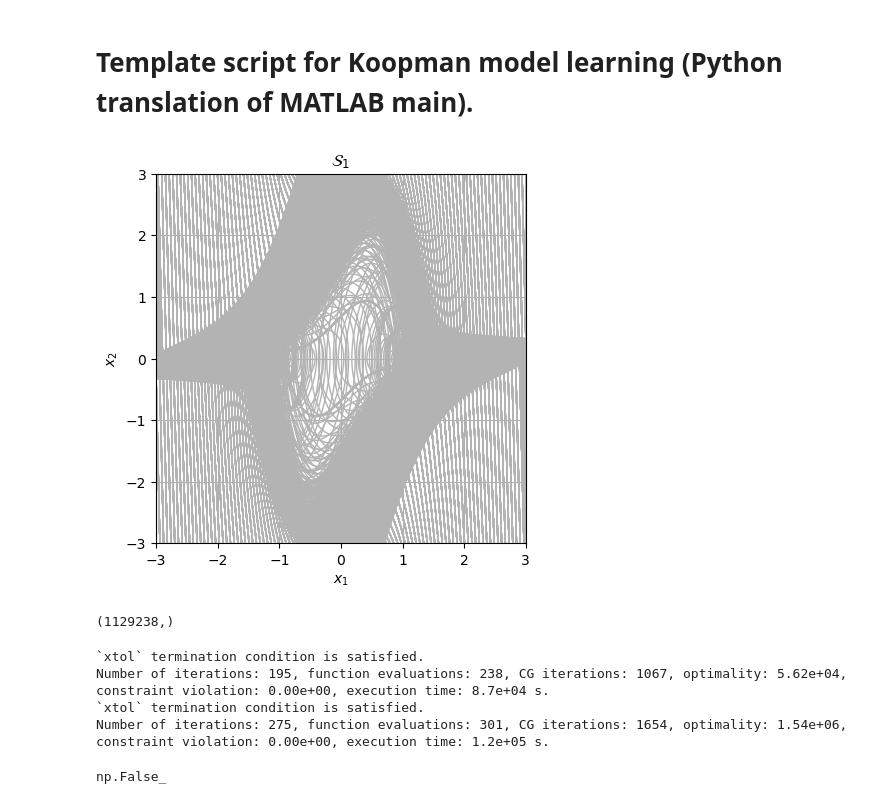
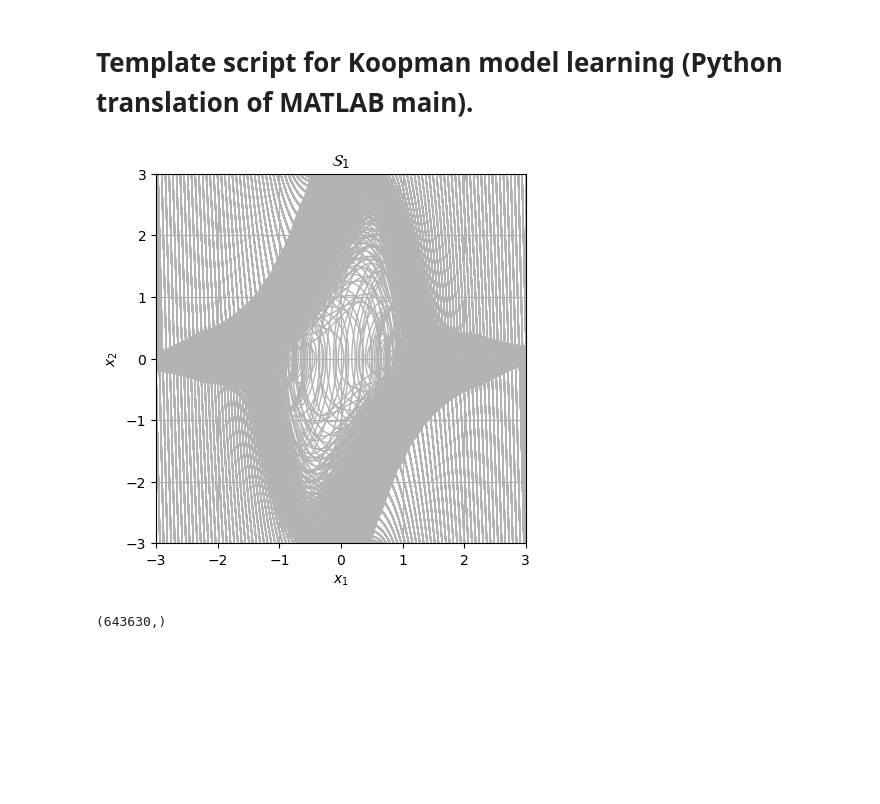
Before and after one commit to zanubiadp/LPV-Koopman-modeling-and-control, a Jupyter notebook: main.ipynb, the cells around one changed output. Cells and saved outputs as stored; diff of their text form; code cells hidden in the pictures; blank space fills up the shorter version.

```diff
--- a/main.ipynb
+++ b/main.ipynb
@@ -134,11 +134,11 @@ SAVE_ON = True  # set False to skip saving the learned model
 n_states = 2  # number of physical states used for modeling (x1,x2)
 n_total_states = 3  # total simulated state dimension (augmented with the input-as-state x3)
 dt = 0.01
-Tend = 5.0
+Tend = 2.0
 time_span = np.arange(0.0, Tend, dt)
 trajLen = len(time_span)
 Ms = trajLen - 1
-nEig = np.array([10, 10], dtype=int)
+nEig = np.array([20, 20], dtype=int)
 n_cc = np.floor(nEig / 2).astype(int)
 h = 0.1
 
@@ -201,41 +201,41 @@ for zz in range(n_inputs):
             and min_x1 <= x_traj[0, ii] <= max_x1
             and min_x2 <= x_traj[1, ii] <= max_x2
         ):
-            x_traj[:, ii + 1] = rk4_step_numba(mu, a, b, x_traj[:, ii], inputs[zz], dt)
+            x_traj[:, ii + 1] = rk4_step_numba(x_traj[:, ii], inputs[zz], dt)
             ii += 1
 
         x_traj_trim = x_traj[:, : ii + 1].copy()
         if PLOT_TRAJ:
             ax.plot(x_traj_trim[0, :], x_traj_trim[1, :], color=(0.7, 0.7, 0.7), linewidth=1)
 
         traj_with_u = np.vstack((x_traj_trim[0:2, :], inputs[zz] * np.ones((1, x_traj_trim.shape[1]))))
         Traj[zz][jj] = traj_with_u
         Traj_x1[zz][jj] = traj_with_u[0, :]
         Traj_x2[zz][jj] = traj_with_u[1, :]
         Traj_t[zz][jj] = np.arange(traj_with_u.shape[1]) * dt
 
 SAVE_PLOTS = False
 if SAVE_PLOTS:
     plt.tight_layout()
     try:
         fig.savefig("phase_portrait.png", dpi=150)
     except Exception:
         pass
 
 flat_traj = [traj for row in Traj for traj in row if traj is not None]
 F_vec = [[] for _ in range(n_states + 1)]
 for traj in flat_traj:
     F_vec[0].append(traj[0, :])
     F_vec[1].append(traj[1, :])
     F_vec[2].append(traj[2, :])
 
 data_uncontrolled = np.vstack((np.hstack(F_vec[0]), np.hstack(F_vec[1]), np.hstack(F_vec[2])))
 # %% [output]
-[figure, old version]
+[figure, new version]
 # %%
 data_uncontrolled[0, :].shape
 # %% [output]
-(1129238,)
+(643630,)
 # %%
 # Eigenvalues learning
 lambdas1, lambdas_c1 = build_A_adaptive(Traj_x1, Traj_t, data_uncontrolled[0, :].T, dt, nEig[0], n_cc[0])
@@ -248,11 +248,6 @@ lambdas_c = np.concatenate((lambdas_c1, lambdas_c2)).flatten()
 A = np.diag(np.concatenate((lambdas1.flatten(), lambdas2.flatten())))
 Ac = np.diag(lambdas_c)
 C = build_C(nEig, n_states)
-# %% [output]
-`xtol` termination condition is satisfied.
-Number of iterations: 195, function evaluations: 238, CG iterations: 1067, optimality: 5.62e+04, constraint violation: 0.00e+00, execution time: 8.7e+04 s.
-`xtol` termination condition is satisfied.
-Number of iterations: 275, function evaluations: 301, CG iterations: 1654, optimality: 1.54e+06, constraint violation: 0.00e+00, execution time: 1.2e+05 s.
 # %%
 # Eigenfunctions learning
 
@@ -370,8 +365,6 @@ for ii, n_eig_state in enumerate(nEig):
     eig_prec += n_eig_state
 # %%
 np.any(np.isnan(phi_vals))
-# %% [output]
-np.False_
 # %%
 # Build one shared LinearNDInterpolator over the scatter points selected by interp_idx.
 # The Delaunay triangulation is constructed once and reused for all eigenfunctions,
```
Also changed, not shown: parts of 2 cells of this notebook, 2 other files.
